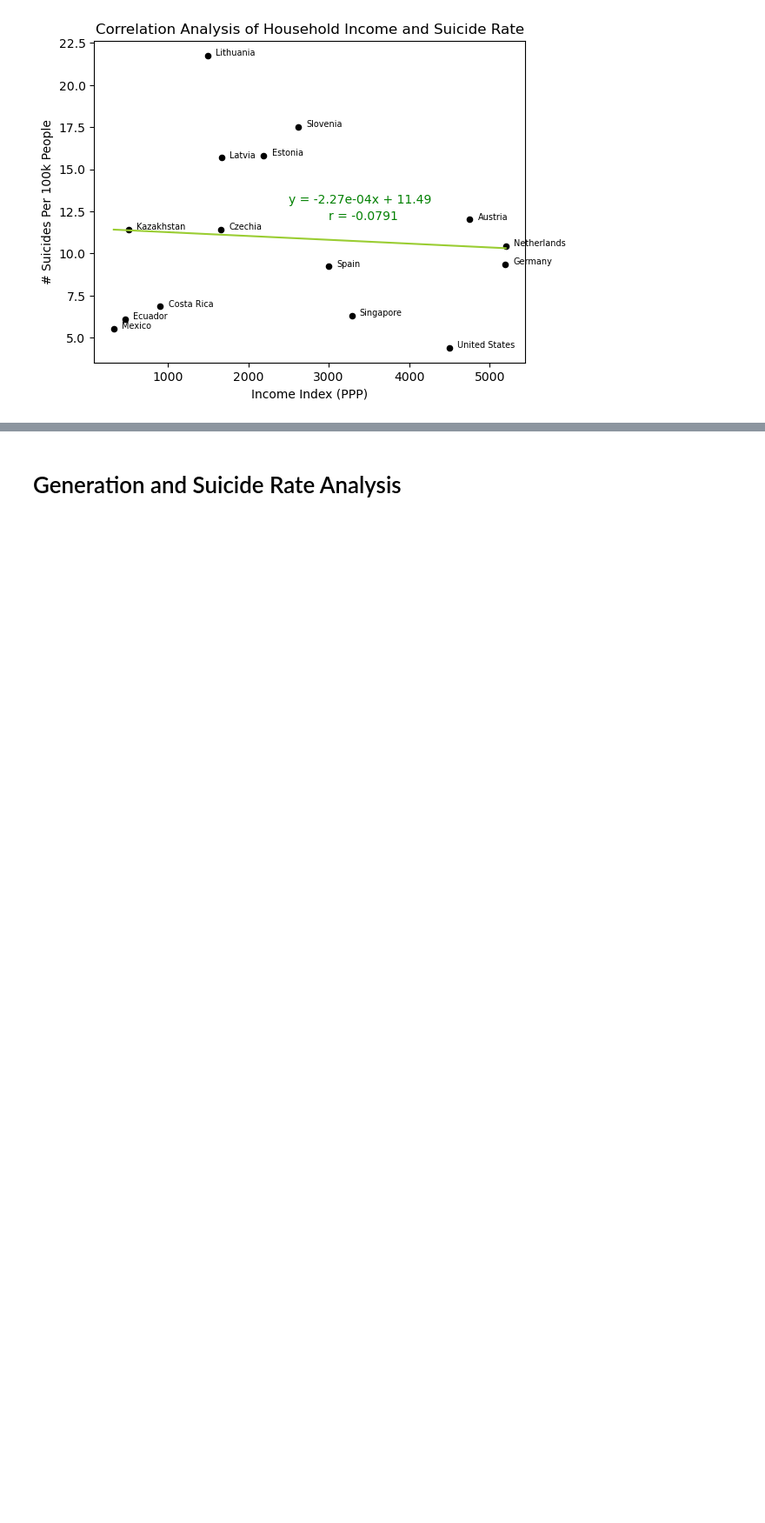
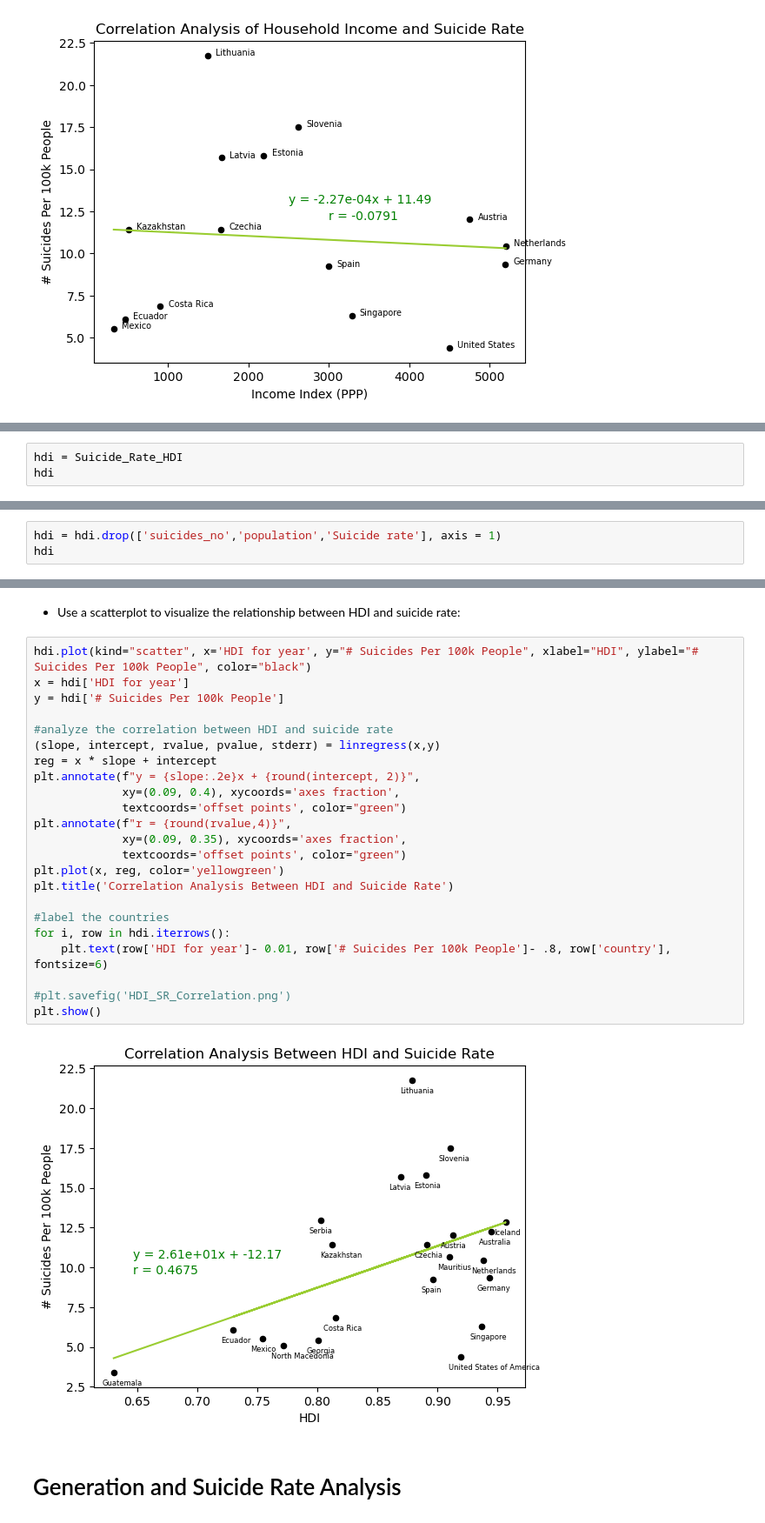
Before and after one commit to kendraliu/Project-One-An-Analysis-of-Suicide-Rate-and-Several-Factors, a Jupyter notebook: Suicide Rates Analysis.ipynb, the cells around one changed output, grey strips where cells are left out. Shown at 87% size. Cells and saved outputs as stored; diff of their text form; blank space fills up the shorter version.

```diff
--- a/Suicide Rates Analysis.ipynb
+++ b/Suicide Rates Analysis.ipynb
@@ -787,0 +792,3 @@ plt.show()
+# %%
+hdi = Suicide_Rate_HDI
+hdi
@@ -787,0 +813,3 @@ plt.show()
+# %%
+hdi = hdi.drop(['suicides_no','population','Suicide rate'], axis = 1)
+hdi
@@ -788,2 +834,29 @@ plt.show()
+# %% [markdown]
+* Use a scatterplot to visualize the relationship between HDI and suicide rate:
+# %%
+hdi.plot(kind="scatter", x='HDI for year', y="# Suicides Per 100k People", xlabel="HDI", ylabel="# Suicides Per 100k People", color="black")
+x = hdi['HDI for year']
+y = hdi['# Suicides Per 100k People']
+
+#analyze the correlation between HDI and suicide rate
+(slope, intercept, rvalue, pvalue, stderr) = linregress(x,y)
+reg = x * slope + intercept
+plt.annotate(f"y = {slope:.2e}x + {round(intercept, 2)}",
+             xy=(0.09, 0.4), xycoords='axes fraction',
+             textcoords='offset points', color="green")
+plt.annotate(f"r = {round(rvalue,4)}",
+             xy=(0.09, 0.35), xycoords='axes fraction',
+             textcoords='offset points', color="green")
+plt.plot(x, reg, color='yellowgreen')
+plt.title('Correlation Analysis Between HDI and Suicide Rate')
+
+#label the countries
+for i, row in hdi.iterrows():
+    plt.text(row['HDI for year']- 0.01, row['# Suicides Per 100k People']- .8, row['country'], fontsize=6)
+
+#plt.savefig('HDI_SR_Correlation.png')
+plt.show()
+# %% [output]
+[figure, added]
 # %% [markdown]
 # Generation and Suicide Rate Analysis
```
Also changed, not shown: parts of 32 cells of this notebook, 8 other files.
